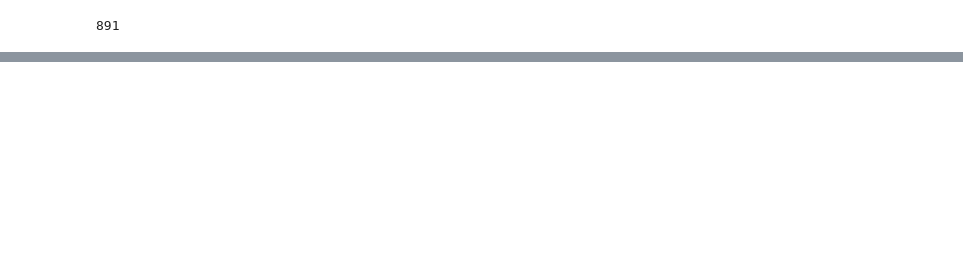
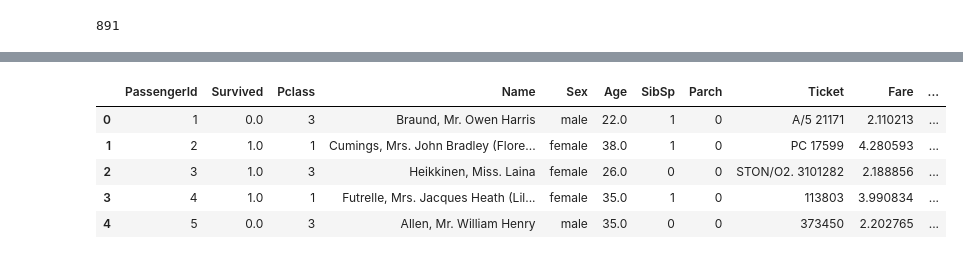
Before and after one commit to AnuLoveCoding/Anu.lovescoding, a Jupyter notebook: Titanic_Dataset_Analysis.ipynb, the cells around one changed output, grey strips where cells are left out. Cells and saved outputs as stored; diff of their text form; code cells hidden in the pictures; blank space fills up the shorter version.

```diff
--- a/Titanic_Dataset_Analysis.ipynb
+++ b/Titanic_Dataset_Analysis.ipynb
@@ -135,0 +153,3 @@ df.tail()
+# %%
+# drop or delete the column
+df= df.drop(columns = ['Cabin'], axis = 1)
@@ -135,0 +160,4 @@ df.tail()
+# %%
+# fill missing values using mean of that numerical columns
+df['Age'] = df['Age'].fillna(df['Age']. mean())
+df['Fare'] = df['Fare'].fillna(df['Fare']. mean())
@@ -135,0 +168,3 @@ df.tail()
+# %%
+# fill missing values using mode of that categorical columns
+df['Embarked'] = df['Embarked'].fillna(df['Embarked']. mode()[0])
@@ -135,0 +178,2 @@ df.tail()
+# %%
+df['Fare'] = np.log(df['Fare'] + 1)
@@ -135,0 +194,9 @@ df.tail()
+# %%
+df.head()
+# %% [output]
+|  | PassengerId | Survived | Pclass | Name | Sex | Age | SibSp | Parch | Ticket | Fare | ... |
+| 0 | 1 | 0.0 | 3 | Braund, Mr. Owen Harris | male | 22.0 | 1 | 0 | A/5 21171 | 2.110213 | ... |
+| 1 | 2 | 1.0 | 1 | Cumings, Mrs. John Bradley (Flore... | female | 38.0 | 1 | 0 | PC 17599 | 4.280593 | ... |
+| 2 | 3 | 1.0 | 3 | Heikkinen, Miss. Laina | female | 26.0 | 0 | 0 | STON/O2. 3101282 | 2.188856 | ... |
+| 3 | 4 | 1.0 | 1 | Futrelle, Mrs. Jacques Heath (Lil... | female | 35.0 | 1 | 0 | 113803 | 3.990834 | ... |
+| 4 | 5 | 0.0 | 3 | Allen, Mr. William Henry | male | 35.0 | 0 | 0 | 373450 | 2.202765 | ... |
```
Also changed, not shown: parts of 28 cells of this notebook.
